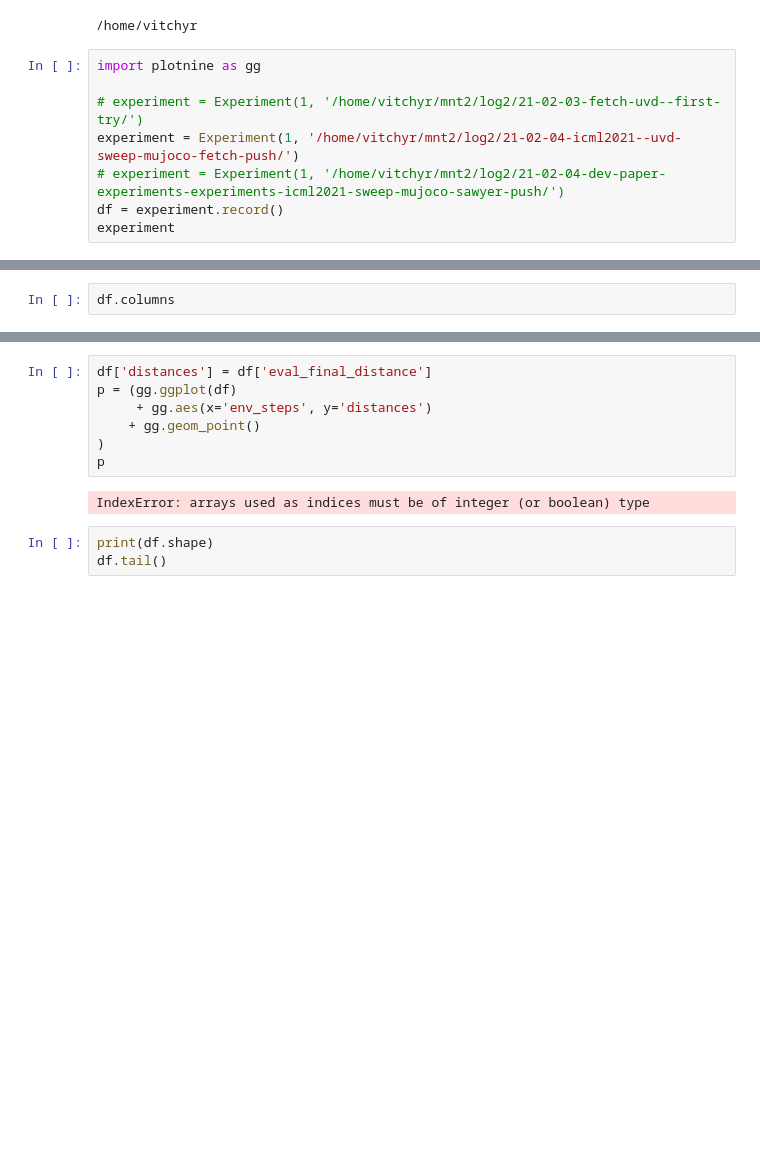
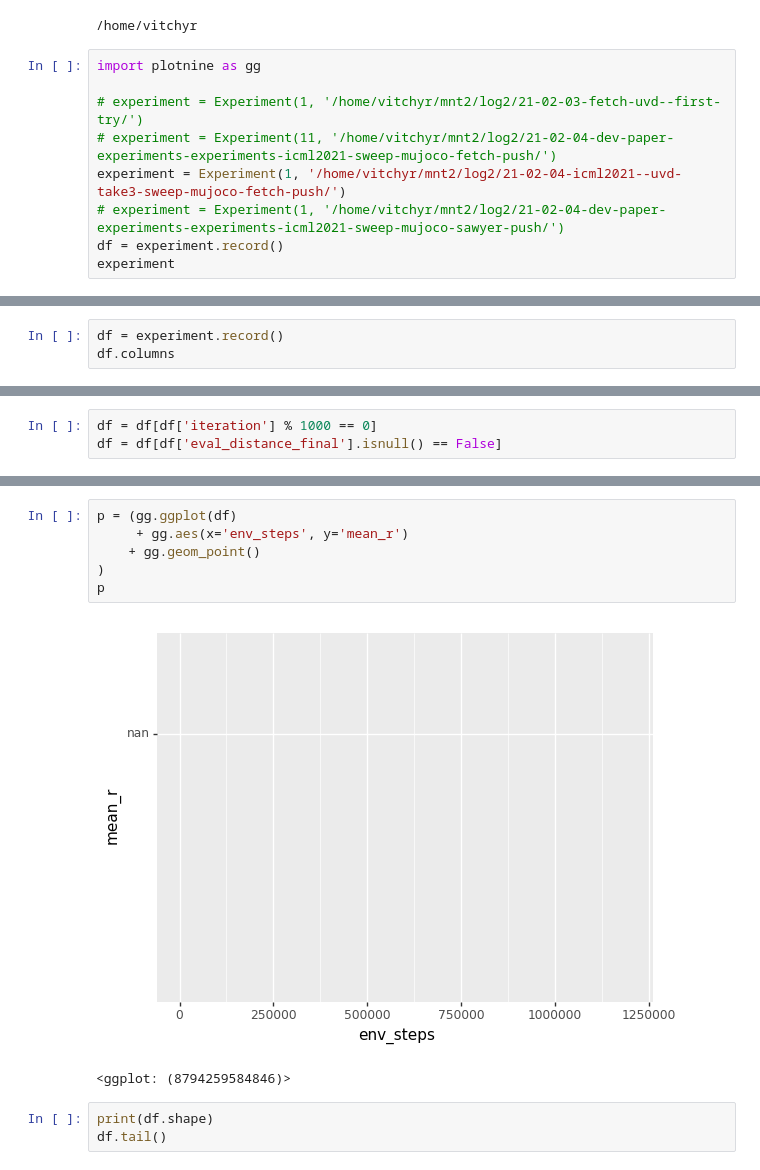
Before and after one commit to vitchyr/universal_value_density_estimation, a Jupyter notebook: notebooks/uvd_report-Copy1.ipynb, the cells around one changed output, grey strips where cells are left out. Drawn from its saved outputs; the diff is of its cells as text; blank space fills up the shorter version.

```diff
--- a/notebooks/uvd_report-Copy1.ipynb
+++ b/notebooks/uvd_report-Copy1.ipynb
@@ -12,7 +12,8 @@ from workflow.plotting import *
 import plotnine as gg
 
 # experiment = Experiment(1, '/home/vitchyr/mnt2/log2/21-02-03-fetch-uvd--first-try/')
-experiment = Experiment(1, '/home/vitchyr/mnt2/log2/21-02-04-icml2021--uvd-sweep-mujoco-fetch-push/')
+# experiment = Experiment(11, '/home/vitchyr/mnt2/log2/21-02-04-dev-paper-experiments-experiments-icml2021-sweep-mujoco-fetch-push/')
+experiment = Experiment(1, '/home/vitchyr/mnt2/log2/21-02-04-icml2021--uvd-take3-sweep-mujoco-fetch-push/')
 # experiment = Experiment(1, '/home/vitchyr/mnt2/log2/21-02-04-dev-paper-experiments-experiments-icml2021-sweep-mujoco-sawyer-push/')
 df = experiment.record()
 experiment
@@ -22,3 +23,4 @@ experiment
 # %%
+df = experiment.record()
 df.columns
 # %% [output]
@@ -31,0 +35,3 @@ Index(['iteration', 'timestamp', 'return', 'env_steps', 'target_fraction',
+# %%
+df = df[df['iteration'] % 1000 == 0]
+df = df[df['eval_distance_final'].isnull() == False]
@@ -32,12 +58,12 @@ Index(['iteration', 'timestamp', 'return', 'env_steps', 'target_fraction',
 # %%
-df['distances'] = df['eval_final_distance']
 p = (gg.ggplot(df)
-     + gg.aes(x='env_steps', y='distances')
+     + gg.aes(x='env_steps', y='mean_r')
     + gg.geom_point()
 )
 p
 # %% [output]
+[figure, added]
-IndexError: arrays used as indices must be of integer (or boolean) type
+<ggplot: (8794259584846)>
 # %%
 print(df.shape)
 df.tail()
```
Also changed, not shown: parts of 3 cells of this notebook.
